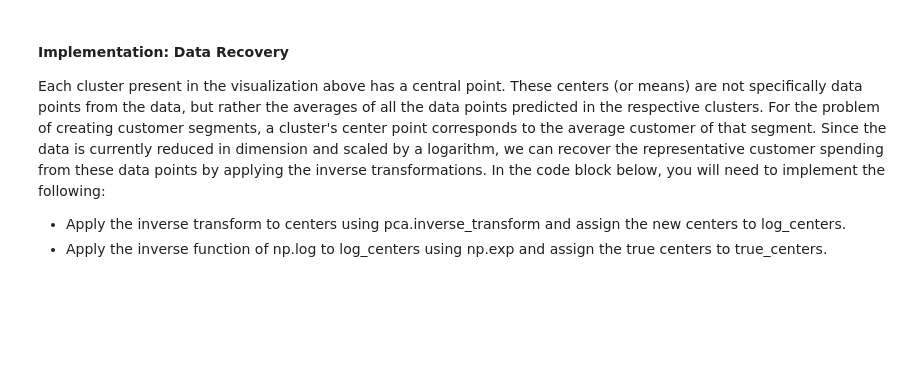
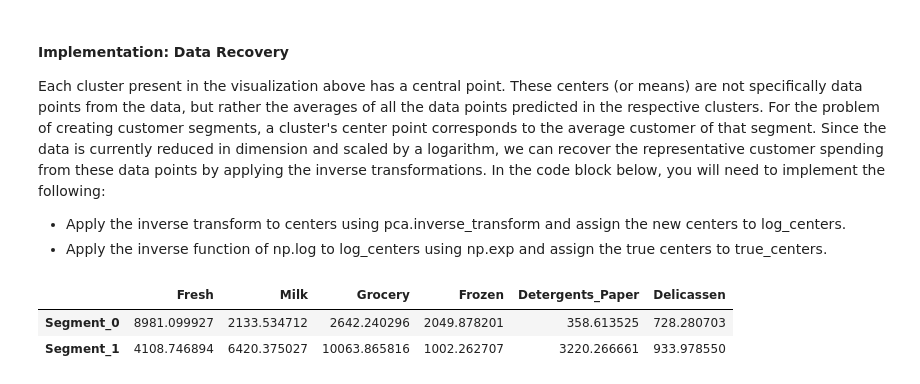
Before and after one commit to waficf/Python_Data_Training, a Jupyter notebook: Wholesale_Cluster.ipynb, the cells around one changed output. Saved outputs shown, nothing was run; the diff lists cells and outputs as text; code cells hidden in the pictures; blank space fills up the shorter version.

Commit message:
Cluster finalized

```diff
--- a/Wholesale_Cluster.ipynb
+++ b/Wholesale_Cluster.ipynb
@@ -185,7 +185,7 @@ In the code block below, you will need to implement the following:
 log_data = np.log(df)
 
 # TODO: Scale the sample data using the natural logarithm
-log_sample = np.log(sample)
+log_samples = np.log(sample)
 
 # Produce a scatter matrix for each pair of newly-transformed features
 sns.pairplot(log_data, size=2, aspect=1.9)
@@ -425,7 +425,7 @@ pca.fit(good_data)
 reduced_data = pca.fit_transform(good_data)
 
 # TODO: Transform the sample log-data using the PCA fit above
-pca_samples = pca.transform(log_data)
+pca_samples = pca.transform(log_samples)
 
 # Create a DataFrame for the reduced data
 pca_df_2 = pd.DataFrame.from_records(reduced_data, columns = ['PC-1', 'PC-2'])
@@ -474,7 +474,7 @@ for n_classes in range(2,7):
     centers = clusterer.means_
 
     # TODO: Predict the cluster for each transformed sample data point
-    sample_pred = clusterer.predict(pca_samples)
+    sample_preds = clusterer.predict(pca_samples)
 
     # TODO: Calculate the mean silhouette coefficient for the number of clusters chosen
     silhouette_avg = round(silhouette_score(reduced_data, pred), 3)
@@ -523,3 +520,17 @@ Each cluster present in the visualization above has a central point. These cente
 In the code block below, you will need to implement the following:
 - Apply the inverse transform to centers using pca.inverse_transform and assign the new centers to log_centers.
 - Apply the inverse function of np.log to log_centers using np.exp and assign the true centers to true_centers.
+# %%
+# TODO: Inverse transform the centers
+log_centers = pca.inverse_transform(centers)
+
+# TODO: Exponentiate the centers
+true_centers = np.exp(log_centers)
+
+# Display the true centers
+true_centers = pd.DataFrame.from_records(true_centers, columns=good_data.columns, index = ['Segment_0','Segment_1'])
+true_centers
+# %% [output]
+|  | Fresh | Milk | Grocery | Frozen | Detergents_Paper | Delicassen |
+| Segment_0 | 8981.099927 | 2133.534712 | 2642.240296 | 2049.878201 | 358.613525 | 728.280703 |
+| Segment_1 | 4108.746894 | 6420.375027 | 10063.865816 | 1002.262707 | 3220.266661 | 933.978550 |
```
Also changed, not shown: parts of 11 cells of this notebook, 1 other file.
